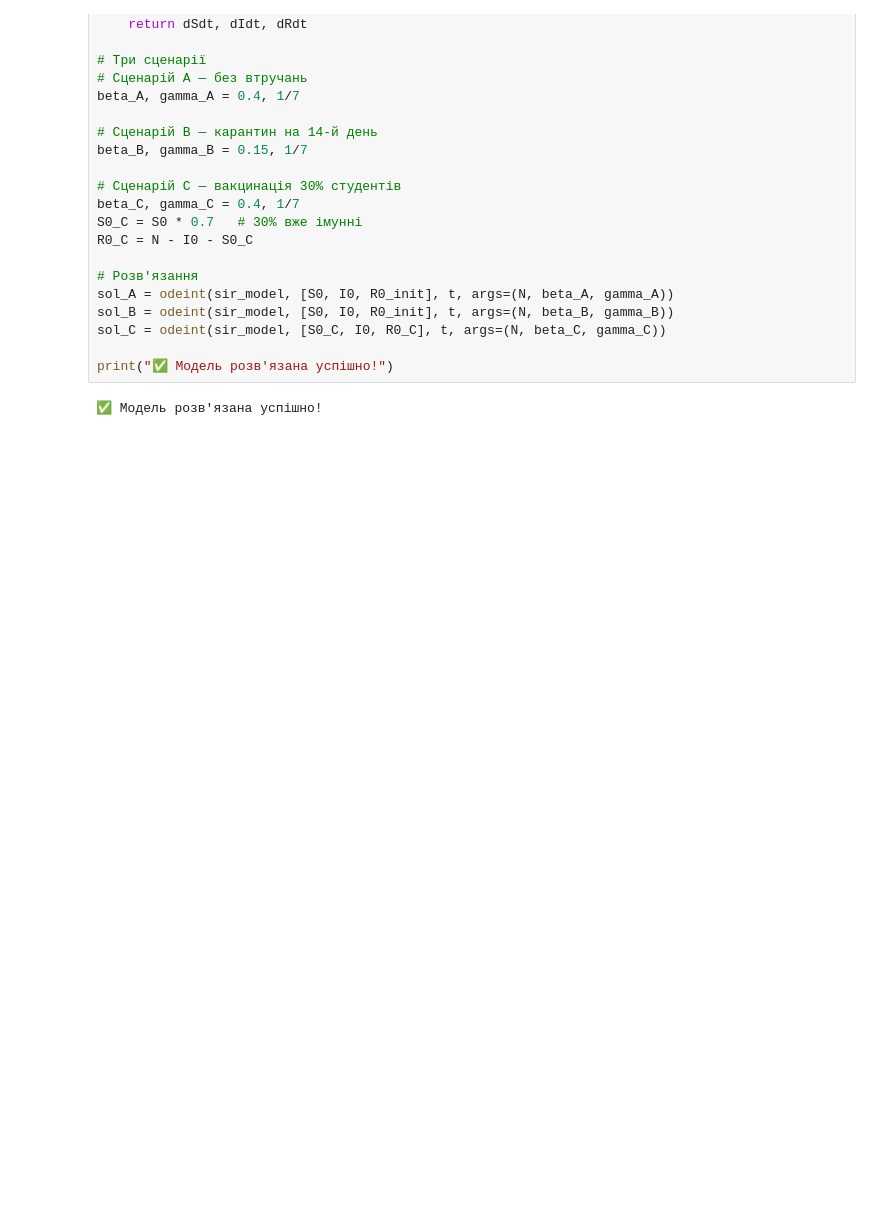
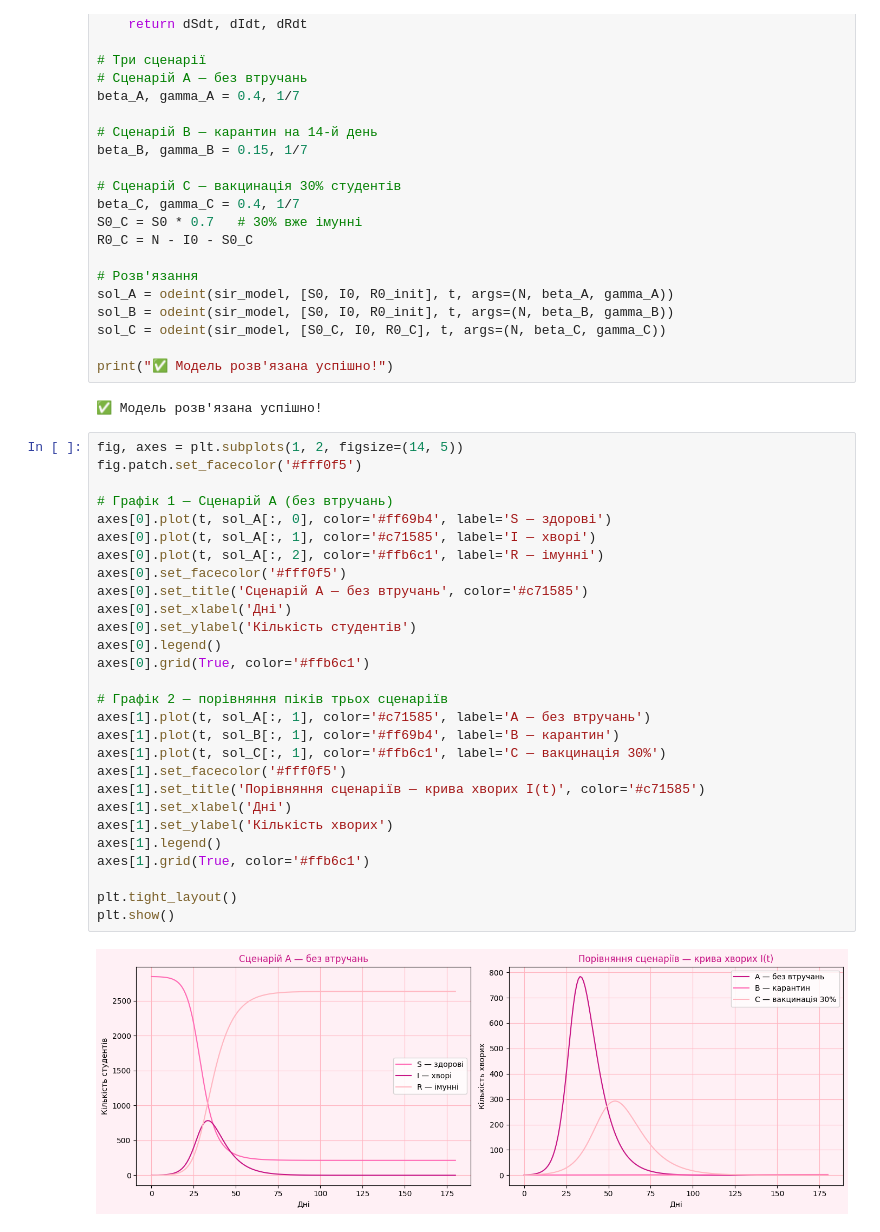
Before and after one commit to boleksandra/MiniProject, a Jupyter notebook: virus_kse.ipynb, the cells around one changed output. Saved outputs shown, nothing was run; the diff lists cells and outputs as text; blank space fills up the shorter version.

Commit message:
намалювався рожевий графік

```diff
--- a/virus_kse.ipynb
+++ b/virus_kse.ipynb
@@ -87,3 +87,33 @@ sol_C = odeint(sir_model, [S0_C, I0, R0_C], t, args=(N, beta_C, gamma_C))
 print("✅ Модель розв'язана успішно!")
 # %% [output]
 ✅ Модель розв'язана успішно!
+# %%
+fig, axes = plt.subplots(1, 2, figsize=(14, 5))
+fig.patch.set_facecolor('#fff0f5')
+
+# Графік 1 — Сценарій A (без втручань)
+axes[0].plot(t, sol_A[:, 0], color='#ff69b4', label='S — здорові')
+axes[0].plot(t, sol_A[:, 1], color='#c71585', label='I — хворі')
+axes[0].plot(t, sol_A[:, 2], color='#ffb6c1', label='R — імунні')
+axes[0].set_facecolor('#fff0f5')
+axes[0].set_title('Сценарій A — без втручань', color='#c71585')
+axes[0].set_xlabel('Дні')
+axes[0].set_ylabel('Кількість студентів')
+axes[0].legend()
+axes[0].grid(True, color='#ffb6c1')
+
+# Графік 2 — порівняння піків трьох сценаріїв
+axes[1].plot(t, sol_A[:, 1], color='#c71585', label='A — без втручань')
+axes[1].plot(t, sol_B[:, 1], color='#ff69b4', label='B — карантин')
+axes[1].plot(t, sol_C[:, 1], color='#ffb6c1', label='C — вакцинація 30%')
+axes[1].set_facecolor('#fff0f5')
+axes[1].set_title('Порівняння сценаріїв — крива хворих I(t)', color='#c71585')
+axes[1].set_xlabel('Дні')
+axes[1].set_ylabel('Кількість хворих')
+axes[1].legend()
+axes[1].grid(True, color='#ffb6c1')
+
+plt.tight_layout()
+plt.show()
+# %% [output]
+[figure, added]
```
